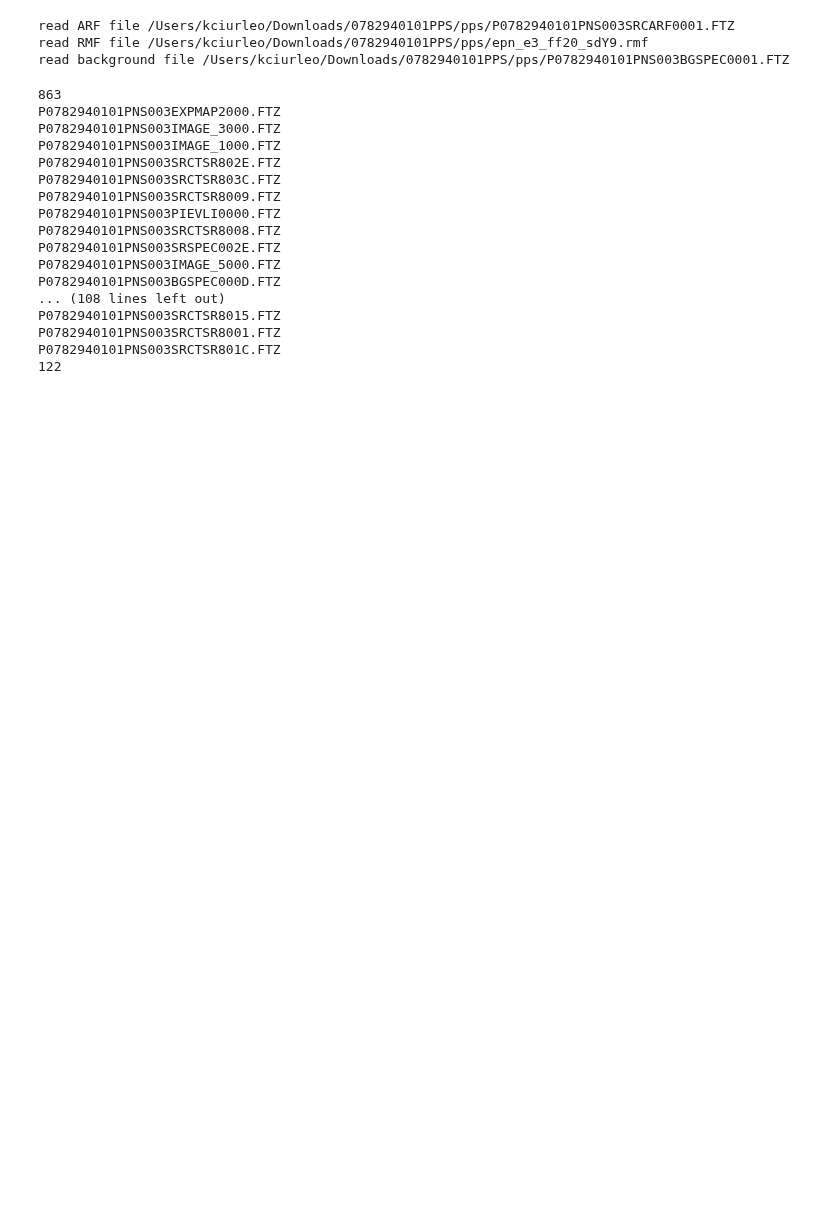
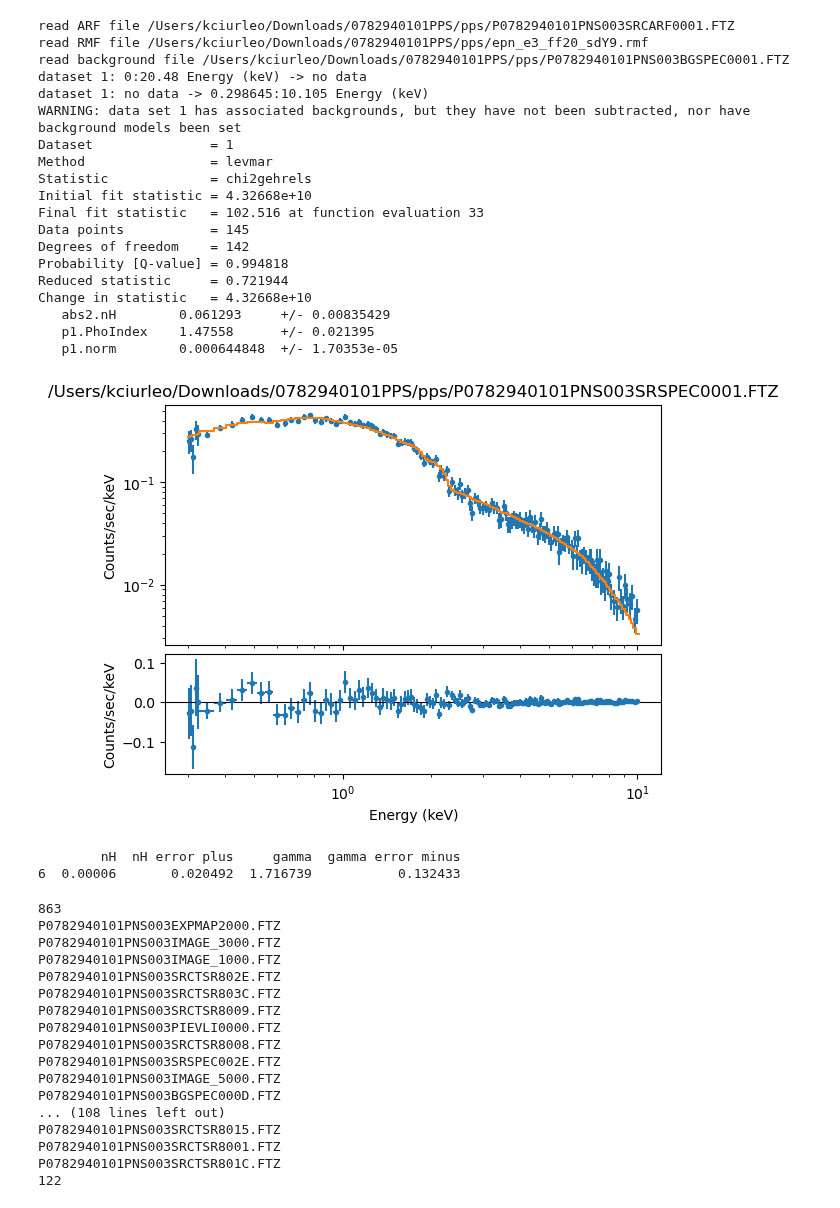
Before and after one commit to kciurleo/AGN, a Jupyter notebook: unorganized/xmm_spectral_fitting_help.ipynb, the cells around one changed output. Saved outputs shown, nothing was run; the diff lists cells and outputs as text; code cells hidden in the pictures; blank space fills up the shorter version.

```diff
--- a/unorganized/xmm_spectral_fitting_help.ipynb
+++ b/unorganized/xmm_spectral_fitting_help.ipynb
@@ -7,12 +8,54 @@ from astropy.io import fits
-# %%
-clean()
-base='/Users/kciurleo/Downloads/0782940101PPS/pps/'
-
-load_pha(f'{base}P0782940101PNS003SRSPEC0001.FTZ')
-# %% [output]
-read ARF file /Users/kciurleo/Downloads/0782940101PPS/pps/P0782940101PNS003SRCARF0001.FTZ
-read RMF file /Users/kciurleo/Downloads/0782940101PPS/pps/epn_e3_ff20_sdY9.rmf
-read background file /Users/kciurleo/Downloads/0782940101PPS/pps/P0782940101PNS003BGSPEC0001.FTZ
+# %%
+observed=pd.read_csv('/Users/kciurleo/Documents/kciurleo/AGN/csvs/observed_full_info.csv')
+interest=observed.loc[observed['# ObsID']=='3038'].head(1) #the one guy i downloaded
+# %%
+base='/Users/kciurleo/Downloads/0782940101PPS/pps/'
+file='P0782940101PNS003SRSPEC0001.FTZ'
+
+mdl = f'(xsphabs.abs1*xszphabs.abs2 * xszpowerlw.p1)'
+
+nH=interest['galactic nH']
+z=interest['Z']
+
+clean()
+load_pha(f'{base}{file}')
+ignore()
+notice(0.3,10)
+#actual fitting
+set_model(1,mdl)
+
+abs1.nH = nH
+freeze(abs1.nH)
+p1.redshift = z
+abs2.redshift = z
+fit()
+plot_fit_resid(xlog=True,ylog=True)
+# %% [output]
+read ARF file /Users/kciurleo/Downloads/0782940101PPS/pps/P0782940101PNS003SRCARF0001.FTZ
+read RMF file /Users/kciurleo/Downloads/0782940101PPS/pps/epn_e3_ff20_sdY9.rmf
+read background file /Users/kciurleo/Downloads/0782940101PPS/pps/P0782940101PNS003BGSPEC0001.FTZ
+dataset 1: 0:20.48 Energy (keV) -> no data
+dataset 1: no data -> 0.298645:10.105 Energy (keV)
+WARNING: data set 1 has associated backgrounds, but they have not been subtracted, nor have background models been set
+Dataset               = 1
+Method                = levmar
+Statistic             = chi2gehrels
+Initial fit statistic = 4.32668e+10
+Final fit statistic   = 102.516 at function evaluation 33
+Data points           = 145
+Degrees of freedom    = 142
+Probability [Q-value] = 0.994818
+Reduced statistic     = 0.721944
+Change in statistic   = 4.32668e+10
+   abs2.nH        0.061293     +/- 0.00835429
+   p1.PhoIndex    1.47558      +/- 0.021395
+   p1.norm        0.000644848  +/- 1.70353e-05
+[figure, added]
+# %%
+print(interest[['nH', 'nH error plus','gamma', 'gamma error minus']])
+# %% [output]
+        nH  nH error plus     gamma  gamma error minus
+6  0.00006       0.020492  1.716739           0.132433
 # %%
 os.chdir(base)
 files = os.listdir()
```
Also changed, not shown: parts of 3 cells of this notebook.
